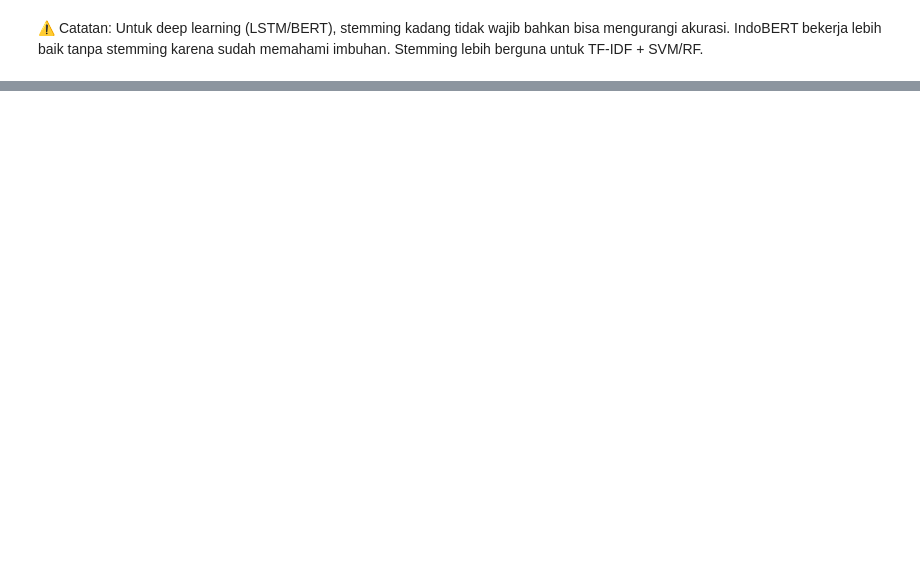
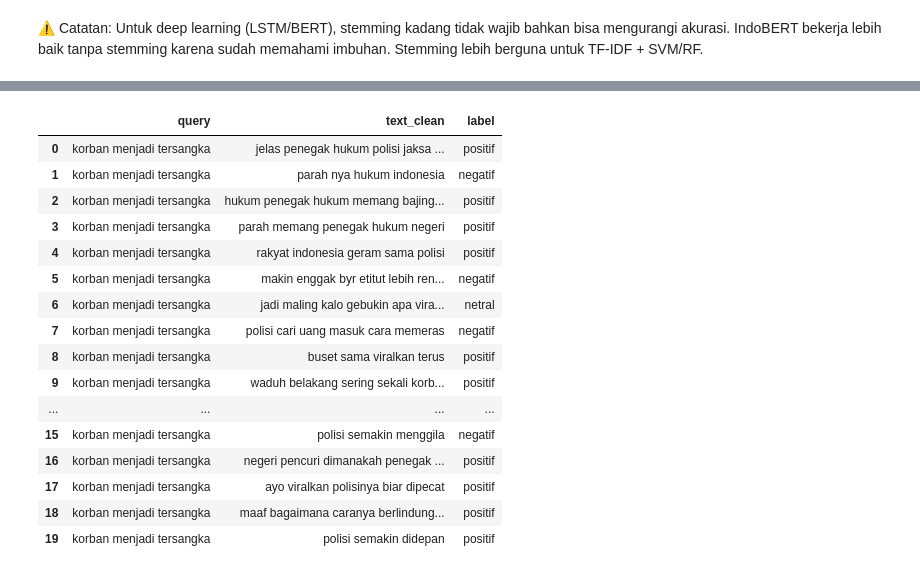
Before and after one commit to uchihamadara37/analisis_sentimen_youtube, a Jupyter notebook: coba_case_1.ipynb, the cells around one changed output, grey strips where cells are left out. Drawn from its saved outputs; the diff is of its cells as text; code cells hidden in the pictures; blank space fills up the shorter version.

```diff
--- a/coba_case_1.ipynb
+++ b/coba_case_1.ipynb
@@ -186,0 +256,21 @@ def tokenization(text):
+# %%
+# weight mulai dari -5 sampai +5, dengan 0 sebagai netral
+df_positive = pd.read_csv("positive_inset_label.csv", header=0)
+df_negative = pd.read_csv("negative_inset_label.csv", header=0)
+
+# menghapus double header
+df_positive = df_positive[df_positive["score"] != "weight"].reset_index(drop=True)
+df_negative = df_negative[df_negative["score"] != "weight"].reset_index(drop=True)
+
+df_positive["score"] = df_positive["score"].astype(int)
+df_negative["score"] = df_negative["score"].astype(int)
+
+# membuat dictionary untuk lookup cepat
+dict_positive = dict(zip(
+    df_positive["word"].str.lower(),
+    df_positive["score"]
+))
+dict_negative = dict(zip(
+    df_negative["word"].str.lower(),
+    df_negative["score"]
+))
@@ -186,0 +341,22 @@ def tokenization(text):
+# %%
+# terapkan labeling
+df['label'] = df['text_clean'].apply(label_sentiment)
+df.head(20)
+# %% [output]
+|  | query | text_clean | label |
+| 0 | korban menjadi tersangka | jelas penegak hukum polisi jaksa ... | positif |
+| 1 | korban menjadi tersangka | parah nya hukum indonesia | negatif |
+| 2 | korban menjadi tersangka | hukum penegak hukum memang bajing... | positif |
+| 3 | korban menjadi tersangka | parah memang penegak hukum negeri | positif |
+| 4 | korban menjadi tersangka | rakyat indonesia geram sama polisi | positif |
+| 5 | korban menjadi tersangka | makin enggak byr etitut lebih ren... | negatif |
+| 6 | korban menjadi tersangka | jadi maling kalo gebukin apa vira... | netral |
+| 7 | korban menjadi tersangka | polisi cari uang masuk cara memeras | negatif |
+| 8 | korban menjadi tersangka | buset sama viralkan terus | positif |
+| 9 | korban menjadi tersangka | waduh belakang sering sekali korb... | positif |
+| ... | ... | ... | ... |
+| 15 | korban menjadi tersangka | polisi semakin menggila | negatif |
+| 16 | korban menjadi tersangka | negeri pencuri dimanakah penegak ... | positif |
+| 17 | korban menjadi tersangka | ayo viralkan polisinya biar dipecat | positif |
+| 18 | korban menjadi tersangka | maaf bagaimana caranya berlindung... | positif |
+| 19 | korban menjadi tersangka | polisi semakin didepan | positif |
```
Also changed, not shown: parts of 38 cells of this notebook.
